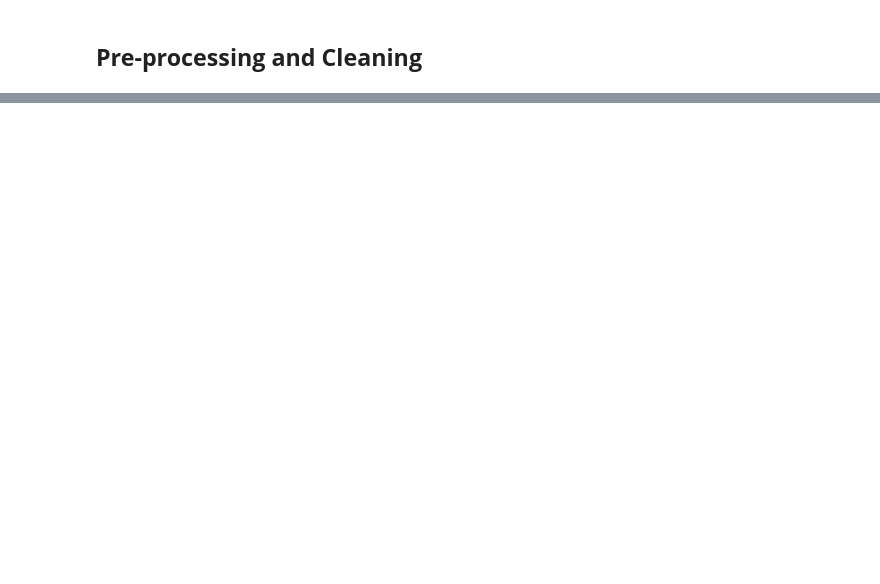
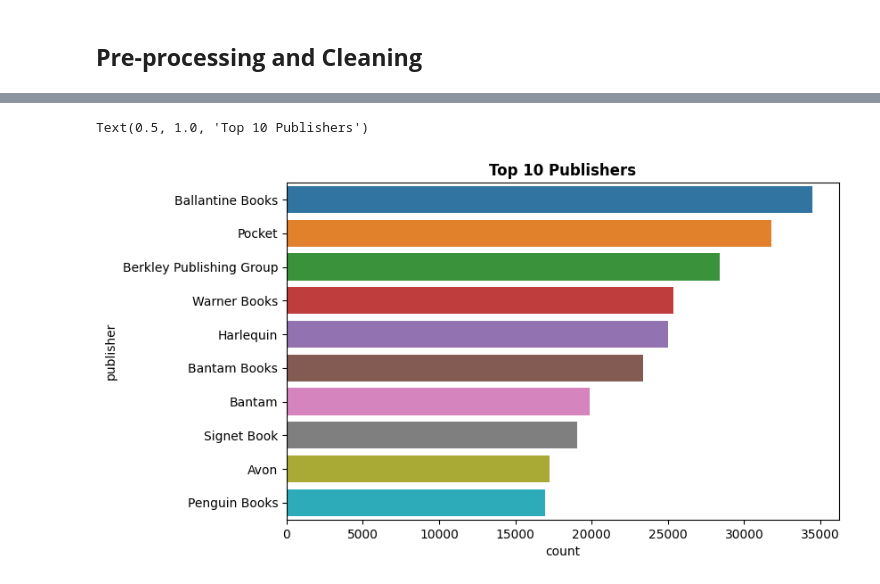
Before and after one commit to sahu-vishal/Book-Recommendation-System, a Jupyter notebook: Book_Recommendation_System.ipynb, the cells around one changed output, grey strips where cells are left out. Saved outputs shown, nothing was run; the diff lists cells and outputs as text; code cells hidden in the pictures; blank space fills up the shorter version.

```diff
--- a/Book_Recommendation_System.ipynb
+++ b/Book_Recommendation_System.ipynb
@@ -402,0 +424,6 @@ dtype: float64
+# %%
+sns.countplot(y='publisher',data=merged_df,order=pd.value_counts(merged_df['publisher']).iloc[:10].index)
+plt.title('Top 10 Publishers', fontweight='bold')
+# %% [output]
+Text(0.5, 1.0, 'Top 10 Publishers')
+[figure, added]
```
Also changed, not shown: parts of 72 cells of this notebook.
